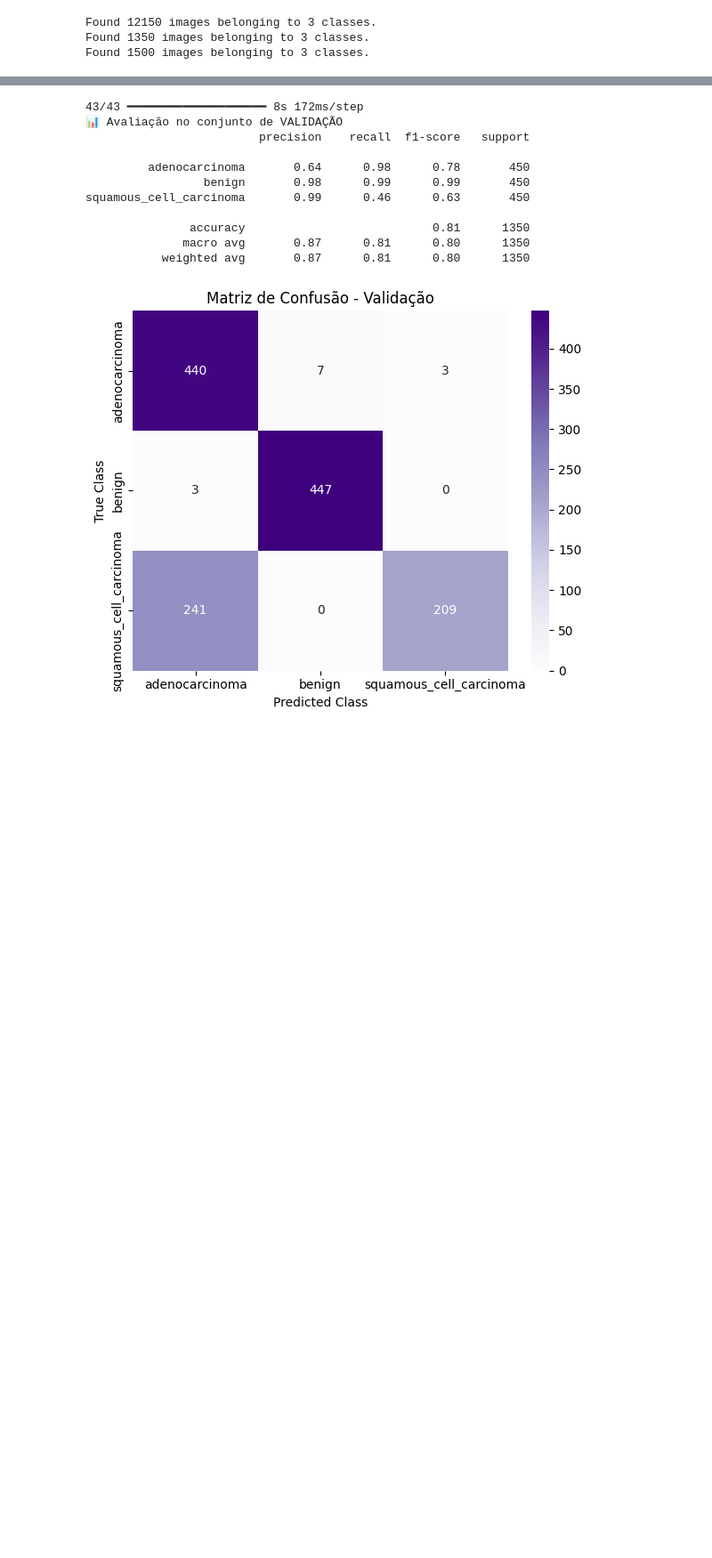
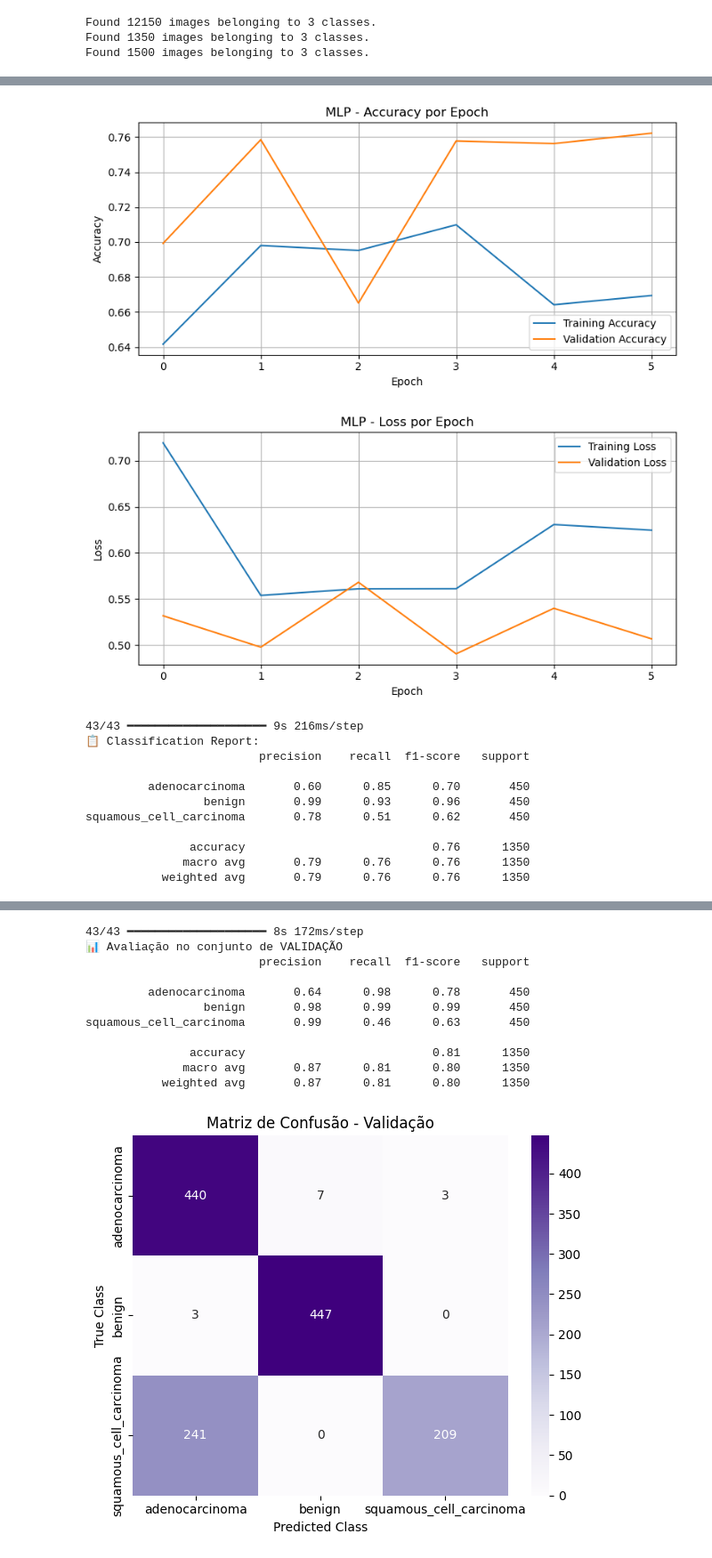
Before and after one commit to diogocristovao/ADNE-assignement, a Jupyter notebook: ADNE assignement.ipynb, the cells around one changed output, grey strips where cells are left out. Shown at 89% size. Saved outputs shown, nothing was run; the diff lists cells and outputs as text; code cells hidden in the pictures; blank space fills up the shorter version.

```diff
--- a/ADNE assignement.ipynb
+++ b/ADNE assignement.ipynb
@@ -61,10 +61,7 @@ plt.show()
 # %%
-test_path  = "C:/Users/ptoma/Desktop/test"
-
 #redimensiona as imagens
 
-
-img_size = (256, 256)
+img_size = (64, 64)
 #o modelo vai processar 32 imagens de cada vez durante o treino.
 batch_size = 32
 
@@ -100,7 +97,7 @@ val_generator = datagen.flow_from_directory(
 test_datagen = ImageDataGenerator(rescale=1./255)
 
 test_generator = test_datagen.flow_from_directory(
-    test_path,                    # Caminho para a nova pasta de teste (ex: 'dataset/test')
+    test_path,                    # Caminho para a nova pasta de teste
     target_size=img_size,
     batch_size=batch_size,
     class_mode='categorical',
@@ -112,0 +154,64 @@ Found 1500 images belonging to 3 classes.
+# %%
+import matplotlib.pyplot as plt
+
+# Gráfico de accuracy
+plt.figure(figsize=(8, 4))
+plt.plot(history_tuned.history['accuracy'], label='Training Accuracy')
+plt.plot(history_tuned.history['val_accuracy'], label='Validation Accuracy')
+
+plt.title('MLP - Accuracy por Epoch')
+plt.xlabel('Epoch')
+plt.ylabel('Accuracy')
+plt.legend()
+plt.grid(True)
+plt.tight_layout()
+plt.show()
+
+# Gráfico de loss
+plt.figure(figsize=(8, 4))
+plt.plot(history_tuned.history['loss'], label='Training Loss')
+plt.plot(history_tuned.history['val_loss'], label='Validation Loss')
+
+plt.title('MLP - Loss por Epoch')
+plt.xlabel('Epoch')
+plt.ylabel('Loss')
+plt.legend()
+plt.grid(True)
+plt.tight_layout()
+plt.show()
+
+import numpy as np
+from sklearn.metrics import classification_report, confusion_matrix, ConfusionMatrixDisplay
+
+# Previsões no conjunto de validação
+val_generator.reset()  # Garante a ordem correta
+pred_probs = mlp_tuned.predict(val_generator)
+y_pred = np.argmax(pred_probs, axis=1)
+y_true = val_generator.classes
+class_labels = list(val_generator.class_indices.keys())
+
+# Relatório com precision, recall e f1-score
+print("📋 Classification Report:")
+print(classification_report(y_true, y_pred, target_names=class_labels))
+
+# Matriz de confusão
+cm = confusion_matrix(y_true, y_pred)
+disp = ConfusionMatrixDisplay(confusion_matrix=cm, display_labels=class_labels)
+disp.plot(cmap='Blues', xticks_rotation=30)
+plt.title("Matriz de Confusão - Validação")
+plt.tight_layout()
+plt.show()
+# %% [output]
+[figure, added]
+[figure, added]
+43/43 ━━━━━━━━━━━━━━━━━━━━ 9s 216ms/step
+📋 Classification Report:
+                         precision    recall  f1-score   support
+
+         adenocarcinoma       0.60      0.85      0.70       450
+                 benign       0.99      0.93      0.96       450
+squamous_cell_carcinoma       0.78      0.51      0.62       450
+
+               accuracy                           0.76      1350
+              macro avg       0.79      0.76      0.76      1350
+           weighted avg       0.79      0.76      0.76      1350
```
Also changed, not shown: parts of 10 cells of this notebook.
